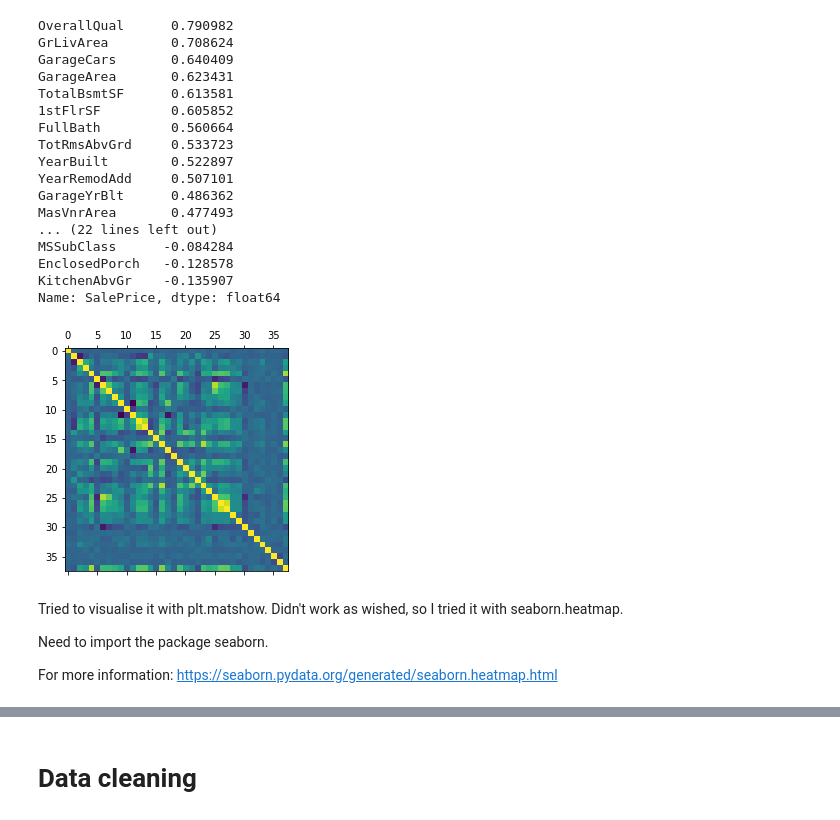
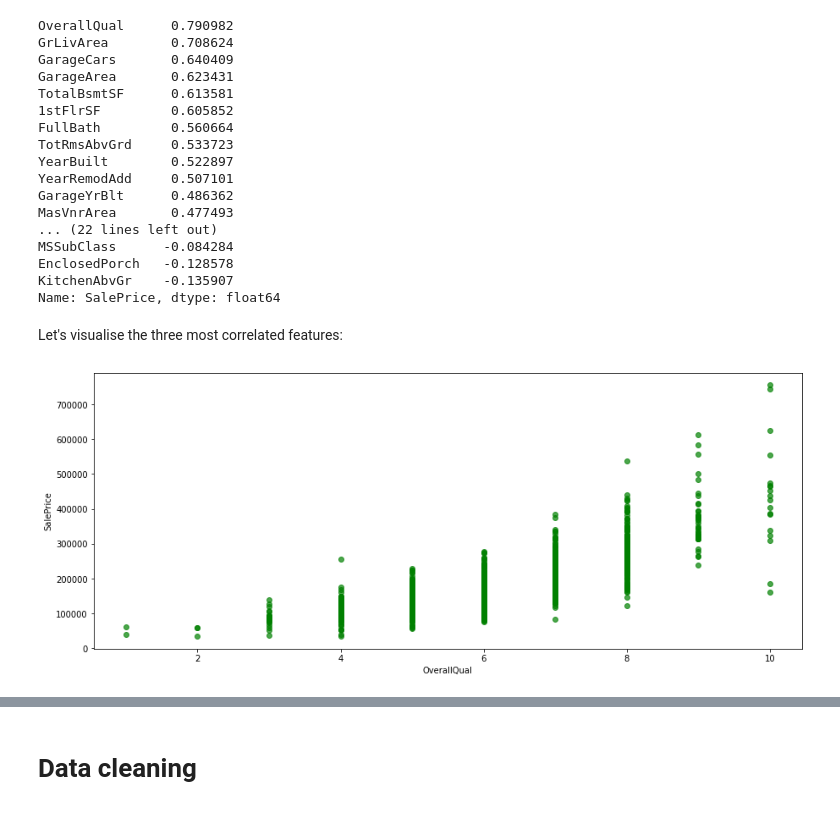
Before and after one commit to apfoertn/Kaggle_Challenge, a Jupyter notebook: Kaggle.ipynb, the cells around one changed output, grey strips where cells are left out. Drawn from its saved outputs; the diff is of its cells as text; code cells hidden in the pictures.

```diff
--- a/Kaggle.ipynb
+++ b/Kaggle.ipynb
@@ -360,14 +377,14 @@ MSSubClass      -0.084284
 EnclosedPorch   -0.128578
 KitchenAbvGr    -0.135907
 Name: SalePrice, dtype: float64
-# %%
-plt.matshow(corr)
-plt.show()
-# %% [output]
-[figure, removed]
-# %% [markdown]
-Tried to visualise it with plt.matshow. Didn't work as wished, so I tried it with seaborn.heatmap.
-
-Need to import the package seaborn.
-
-For more information: https://seaborn.pydata.org/generated/seaborn.heatmap.html
+# %% [markdown]
+Let's visualise the three most correlated features:
+# %%
+#visualise correlation between SalePrice and OverallQual in a scatter plot
+plt.figure(figsize=[15,6])
+plt.scatter(train['OverallQual'], train['SalePrice'], c='green', alpha = 0.7)
+plt.xlabel('OverallQual')
+plt.ylabel('SalePrice')
+plt.show()
+# %% [output]
+[figure, added]
```
Also changed, not shown: parts of 12 cells of this notebook.
